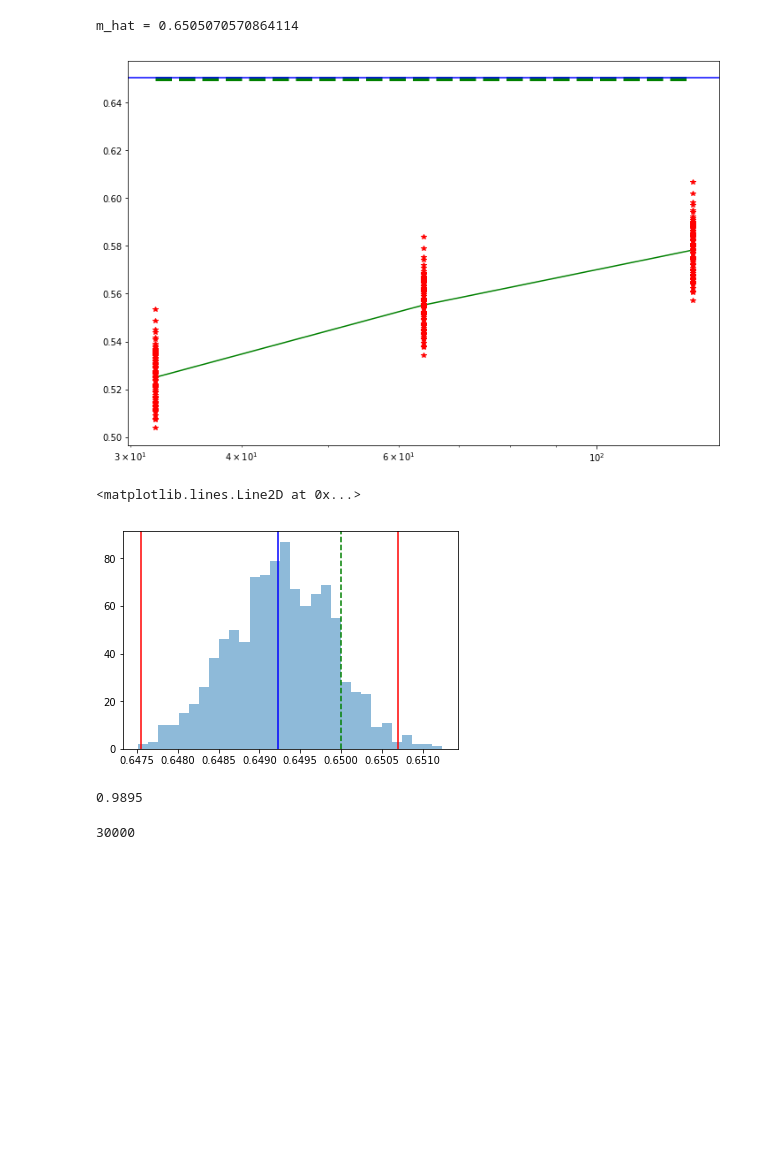
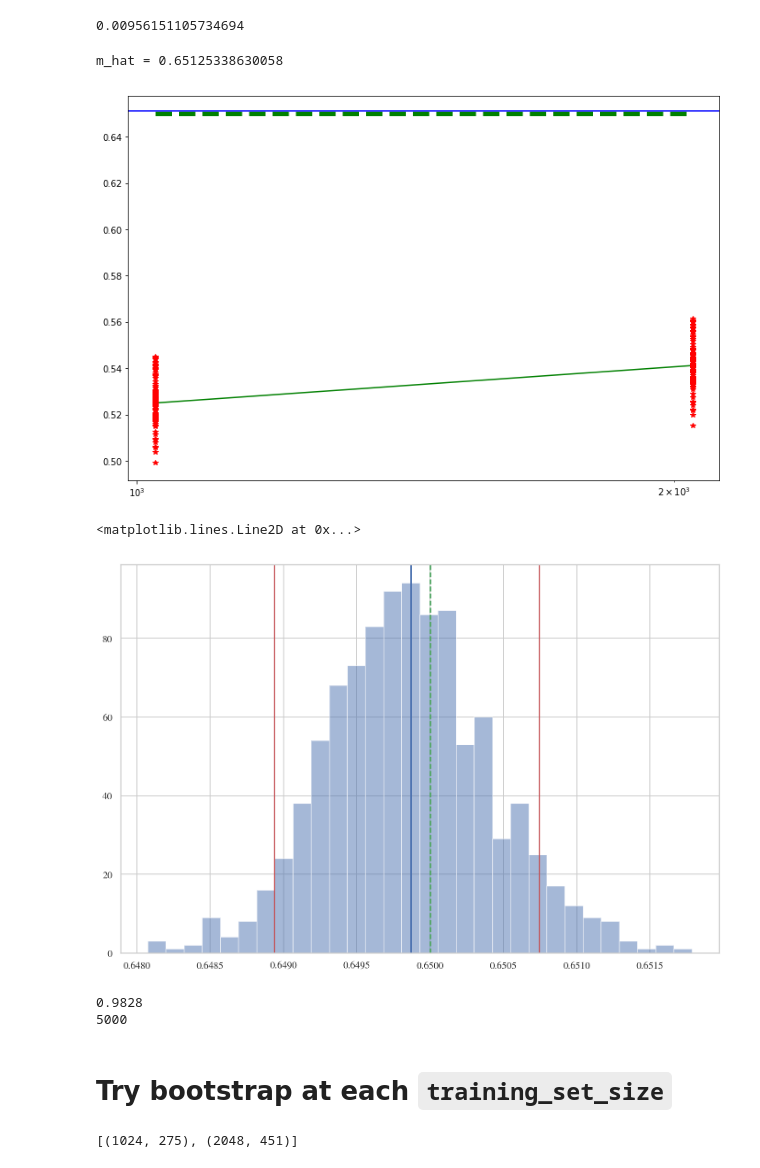
Before and after one commit to maksimt/empirical_privacy, a Jupyter notebook: Notebooks/Bootstrap validation with known model.ipynb, the cells around one changed output. Drawn from its saved outputs; the diff is of its cells as text; code cells hidden in the pictures; blank space fills up the shorter version.

```diff
--- a/Notebooks/Bootstrap validation with known model.ipynb
+++ b/Notebooks/Bootstrap validation with known model.ipynb
@@ -8,14 +24,22 @@ from notebook_context import *
+# %%
+hoeffding_t(2**14, .9)[0]
+# %% [output]
+0.00956151105734694
 # %%
-N = np.array([2**i for i in range(5,8)])
+N = np.array([2**i for i in range(10,12)])
 m = 0.65
 c = 0.5
 d = 3
-e = 2/(d+2)
+e = 1/(d+2)
+
+p_outlier_noise = 0.01
 
 def model(n):
     return m - c*1/(n**e)
 
 def noise(n):
+    if np.random.rand() < p_outlier_noise:
+        return 0.001 * np.random.randn()+0.02*np.sign(np.random.rand()-0.5)
     return 0.01 * np.random.randn()
 
 def noisy_model(n):
@@ -45,29 +69,36 @@ m_hat, C_hat = asymptotic_curve(Ks.reshape(Ks.size), y.reshape(y.size))
 plt.axhline(m_hat, color='b')
 print('m_hat = {}'.format(m_hat))
 # %% [output]
-m_hat = 0.6505070570864114
+m_hat = 0.65125338630058
-[figure, old version]
+[figure, new version]
 # %%
 X, y = gen_data(300)
+p = 0.9
+
 # X = X.reshape(X.size)
 # y = y.reshape(y.size)
 EB = construct_bootstrap(X=X, d=3, fit_model='gyorfi', classifier_accuracies=y)
-sampled_asymptotes = EB.bootstrap_confidence_bounds(0.99, n_samples=1000)
+sampled_asymptotes = EB.bootstrap_confidence_bounds(p, n_samples=1000)
+plt.figure(figsize=(12,8))
 _ = plt.hist(EB.generated_samples, alpha=0.5, bins=30)
 plt.axvline(sampled_asymptotes.lb_two_sided, color='r')
 plt.axvline(sampled_asymptotes.ub_two_sided, color='r')
 plt.axvline(m, color='g', linestyle='--')
 plt.axvline(EB.sample_generator.sample_mean, color='b')
+
+# HB = hoeffding_bounds(EB.sample_generator.data, p)
+# plt.axvline(HB.lb_two_sided, color='r', linestyle='--')
+# plt.axvline(HB.ub_two_sided, color='r', linestyle='--')
 # %% [output]
 <matplotlib.lines.Line2D at 0x...>
-[figure, old version]
+[figure, new version]
 # %%
 results = []
 from multiprocessing import Pool
 # %%
 def try_bootstrap(*args):
     np.random.seed()
-    X, y = gen_data(300)
+    X, y = gen_data(30)
     EB = construct_bootstrap(X=X, d=3, fit_model='gyorfi', classifier_accuracies=y)
     sampled_asymptotes = EB.bootstrap_confidence_bounds(0.99, n_samples=1000)
     if sampled_asymptotes.lb_two_sided <= m <= sampled_asymptotes.ub_two_sided:
@@ -77,13 +108,13 @@ def try_bootstrap(*args):
 
 
 with Pool() as pool:
-    results.extend(pool.map(try_bootstrap, range(10000)))
+    results.extend(pool.map(try_bootstrap, range(1000)))
 n_success = sum(results)
 n_trials = len(results)
 print(n_success/n_trials)
+print(n_trials)
 # %% [output]
-0.9895
+0.9828
+5000
-# %%
-print(n_trials)
-# %% [output]
-30000
+# %% [markdown]
+# Try bootstrap at each `training_set_size`
@@ -89,0 +126,22 @@ print(n_trials)
+# %%
+accuracies = {tss:[] for tss in N}
+min_samples = 3
+convergence_ratio = 1e-4
+
+def converged(accuracy_list):
+    std0 = np.std(accuracy_list[0:2])
+    std1 = np.std(accuracy_list[0:3])
+    stdn1 = np.std(accuracy_list[0:-1])
+    stdn = np.std(accuracy_list)
+    d0 = abs(std0 - std1)
+    dn = abs(stdn - stdn1)
+#     print(f'd0={d0} dn={dn}')
+    return dn/d0 < convergence_ratio
+
+for tss in accuracies.keys():
+    while len(accuracies[tss]) < min_samples or not converged(accuracies[tss]):
+        accuracies[tss].append(noisy_model(tss))
+
+print([(k, len(v)) for k,v in accuracies.items()])
+# %% [output]
+[(1024, 275), (2048, 451)]
```
Also changed, not shown: parts of 4 cells of this notebook, 4 other files.
